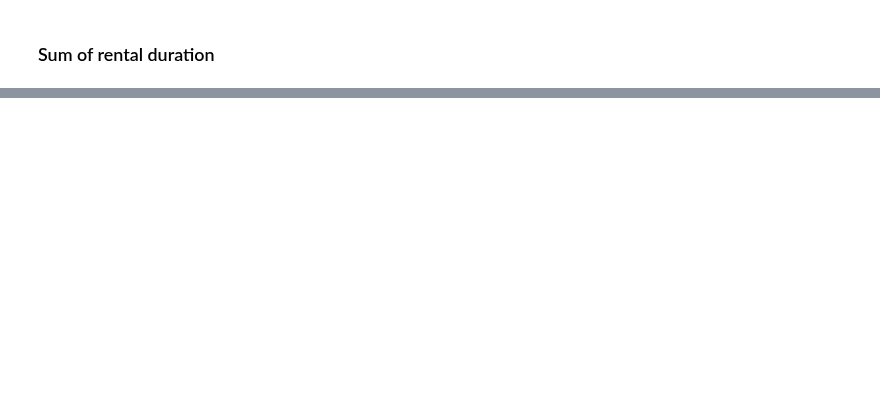
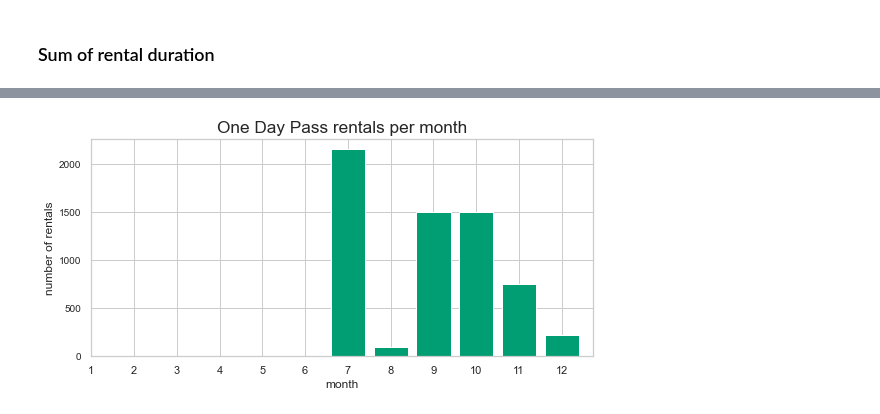
Before and after one commit to yassinehammou27/intentionally_blank, a Jupyter notebook: Team Assignment - Intentionally Blank.ipynb, the cells around one changed output, grey strips where cells are left out. Saved outputs shown, nothing was run; the diff lists cells and outputs as text; code cells hidden in the pictures; blank space fills up the shorter version.

```diff
--- a/Team Assignment - Intentionally Blank.ipynb
+++ b/Team Assignment - Intentionally Blank.ipynb
@@ -574,0 +636,12 @@ plt.show()
+# %%
+# Create Bar Chart for monthly rides with One Day Pass
+fig = plt.figure(figsize=(9,4))
+plt.bar(df_months_onedaypass["month"], df_months_onedaypass["n_rides"], color = 'g')
+plt.xticks(range(1,13))
+plt.rc('ytick', labelsize = 10)
+plt.xlabel("month", size = 'medium')
+plt.ylabel("number of rentals", size = 'medium')
+plt.title("One Day Pass rentals per month", size = 'x-large')
+plt.show()
+# %% [output]
+[figure, added]
```
Also changed, not shown: parts of 23 cells of this notebook.
